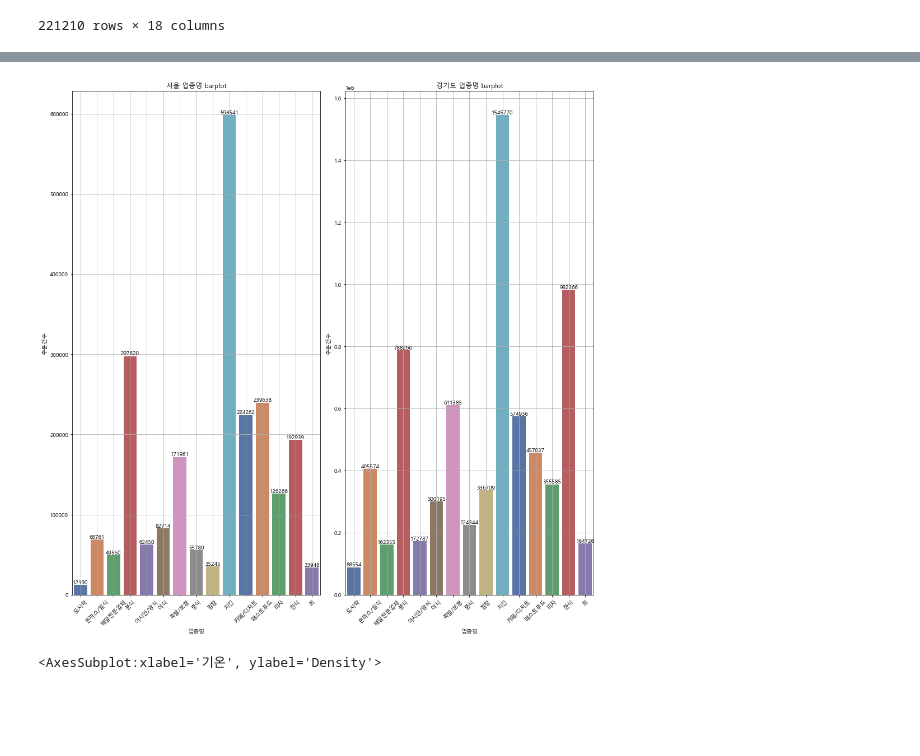
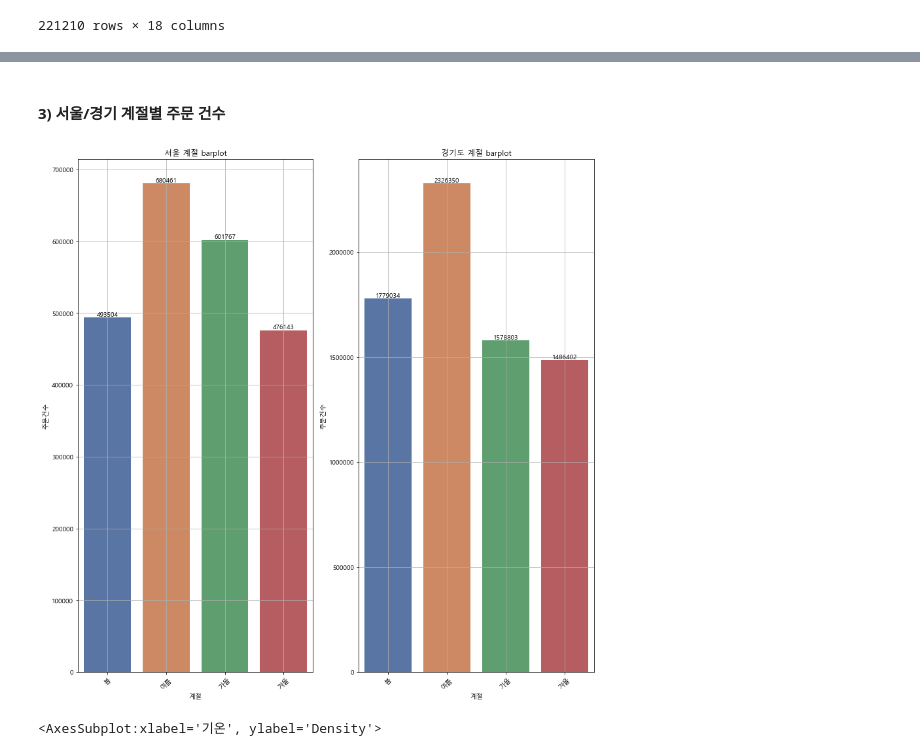
Before and after one commit to parksimis/Mulcam-Delivery-Service, a Jupyter notebook: data_analysis/EDA.ipynb, the cells around one changed output, grey strips where cells are left out. Drawn from its saved outputs; the diff is of its cells as text; code cells hidden in the pictures; blank space fills up the shorter version.

```diff
--- a/data_analysis/EDA.ipynb
+++ b/data_analysis/EDA.ipynb
@@ -49,0 +115,26 @@ final_data
+# %%
+# 날짜 형변환
+final_data['날짜'] = pd.to_datetime(final_data['날짜'])
+# %%
+tmp = final_data.groupby(['업종명']).sum()[['주문건수']].sort_values(by='주문건수', ascending=False)
+
+fig, ax = plt.subplots(figsize=(15, 15))
+
+plt.title('업종별 주문건수 \n (2019-07-17 ~ 2020-09-30)')
+sns.barplot(data=tmp, x=tmp.index, y='주문건수', palette='Spectral', ax=ax)
+
+x = np.arange(len(tmp.index))
+y = tmp['주문건수']
+
+for j, v in enumerate(x):
+        plt.text(v, y[j], y[j],
+               fontsize=10, color='black',
+               horizontalalignment='center',
+               verticalalignment='bottom')
+
+
+ax.ticklabel_format(style='plain', axis='y')
+plt.yticks(np.arange(0, 3000000, 500000))
+plt.xticks(rotation=45)
+plt.grid()
+plt.show()
@@ -76,19 +176,22 @@ for ax in axes.ravel():
 # %%
+### 사용자 함수 정의
 
-
-def bar_plotting(df=None, X=None, aggfunc=sum):
+def bar_plotting(df=None, X=None, aggfunc=sum, figsize=(12, 12)):
 
     area = ['서울', '경기도']
 
-    fig, axes = plt.subplots(1, 2, figsize=(14, 14))
+    fig, axes = plt.subplots(1, 2, figsize=figsize)
 
     for i, ax in enumerate(axes.ravel()):
+
         tmd_df = df.loc[df['광역시도명']==area[i]]
 
         if X == '계절':
-            data = tmd_df.groupby(X).agg({'주문건수':aggfunc}).reindex(['봄', '여름', '가을', '겨울'])
+            data = np.round(tmd_df.groupby(X).agg({'주문건수':aggfunc}).reindex(['봄', '여름', '가을', '겨울']), 3)
+        elif X== '업종명':
+            data = tmd_df.groupby(X).agg({'주문건수':aggfunc}).sort_values(by='주문건수', ascending=False)
         else:
-            data = tmd_df.groupby(X).agg({'주문건수':aggfunc})
+            data = np.round(tmd_df.groupby(X).agg({'주문건수':aggfunc}), 3)
 
         sns.barplot(x=data.index, y=data['주문건수'], data=data, palette='deep', ax=ax)
 
@@ -96,11 +199,11 @@ def bar_plotting(df=None, X=None, aggfunc=sum):
         y = data['주문건수']
 
         for j, v in enumerate(x):
-            ax.text(v, y[j], y[j],
+            ax.text(v, y[j]+0.2, y[j],
                    fontsize=10, color='black',
                    horizontalalignment='center',
                    verticalalignment='bottom')
-
+            ax.ticklabel_format(style='plain', axis='y')
             ax.set_title(area[i]+ ' '+ X +' barplot')
             ax.set_xticklabels(data.index, rotation=45)
 
@@ -113,7 +224,9 @@ bar_plotting(df=final_data, X='시간대별 시간', aggfunc=sum)
+# %% [markdown]
+#### 3) 서울/경기 계절별 주문 건수
 # %%
-bar_plotting(df=final_data, X='업종명', aggfunc=sum)
+bar_plotting(df=final_data, X='계절', aggfunc=sum)
 # %% [output]
-[figure, old version]
+[figure, new version]
 # %%
 sns.distplot(final_data['기온'])
 # %% [output]
```
Also changed, not shown: parts of 43 cells of this notebook.
